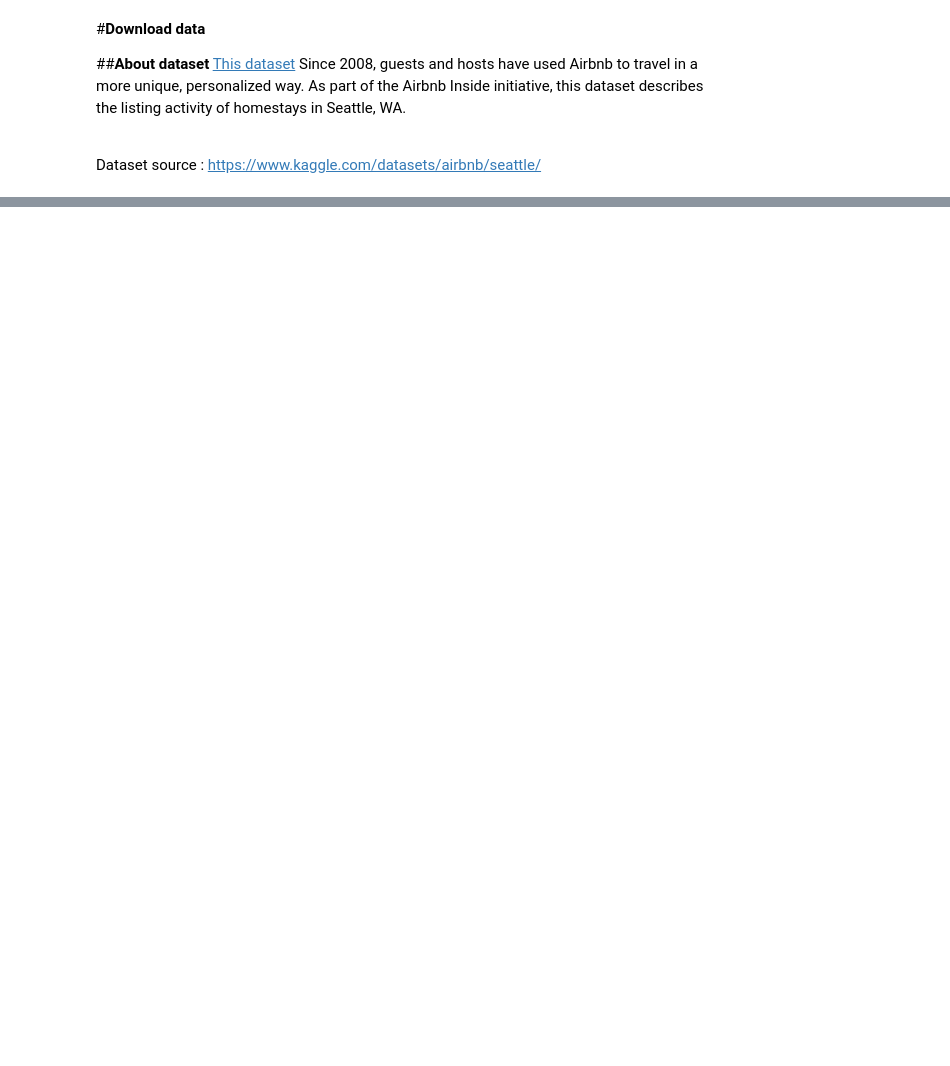
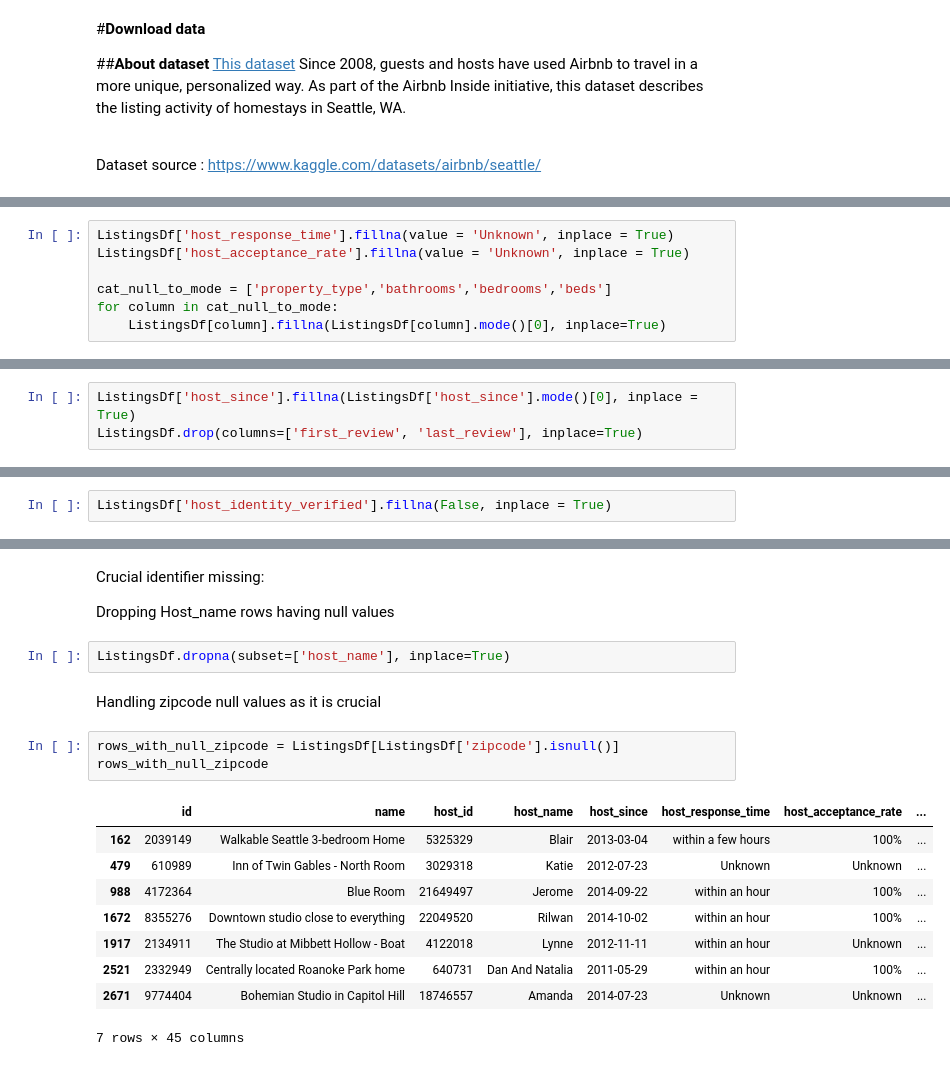
Before and after one commit to Attachai-S/cp372-125PN-131AS-132AY, a Jupyter notebook: cp372_report.ipynb, the cells around one changed output, grey strips where cells are left out. Cells and saved outputs as stored; diff of their text form; blank space fills up the shorter version.

```diff
--- a/cp372_report.ipynb
+++ b/cp372_report.ipynb
@@ -41,0 +246,7 @@ file_name
+# %%
+ListingsDf['host_response_time'].fillna(value = 'Unknown', inplace = True)
+ListingsDf['host_acceptance_rate'].fillna(value = 'Unknown', inplace = True)
+
+cat_null_to_mode = ['property_type','bathrooms','bedrooms','beds']
+for column in cat_null_to_mode:
+    ListingsDf[column].fillna(ListingsDf[column].mode()[0], inplace=True)
@@ -41,0 +278,3 @@ file_name
+# %%
+ListingsDf['host_since'].fillna(ListingsDf['host_since'].mode()[0], inplace = True)
+ListingsDf.drop(columns=['first_review', 'last_review'], inplace=True)
@@ -41,0 +290,2 @@ file_name
+# %%
+ListingsDf['host_identity_verified'].fillna(False, inplace = True)
@@ -41,0 +299,21 @@ file_name
+# %% [markdown]
+Crucial identifier missing:
+
+Dropping Host_name rows having null values
+# %%
+ListingsDf.dropna(subset=['host_name'], inplace=True)
+# %% [markdown]
+Handling zipcode null values as it is crucial
+# %%
+rows_with_null_zipcode = ListingsDf[ListingsDf['zipcode'].isnull()]
+rows_with_null_zipcode
+# %% [output]
+|  | id | name | host_id | host_name | host_since | host_response_time | host_acceptance_rate | ... |
+| 162 | 2039149 | Walkable Seattle 3-bedroom Home | 5325329 | Blair | 2013-03-04 | within a few hours | 100% | ... |
+| 479 | 610989 | Inn of Twin Gables - North Room | 3029318 | Katie | 2012-07-23 | Unknown | Unknown | ... |
+| 988 | 4172364 | Blue Room | 21649497 | Jerome | 2014-09-22 | within an hour | 100% | ... |
+| 1672 | 8355276 | Downtown studio close to everything | 22049520 | Rilwan | 2014-10-02 | within an hour | 100% | ... |
+| 1917 | 2134911 | The Studio at Mibbett Hollow - Boat | 4122018 | Lynne | 2012-11-11 | within an hour | Unknown | ... |
+| 2521 | 2332949 | Centrally located Roanoke Park home | 640731 | Dan And Natalia | 2011-05-29 | within an hour | 100% | ... |
+| 2671 | 9774404 | Bohemian Studio in Capitol Hill | 18746557 | Amanda | 2014-07-23 | Unknown | Unknown | ... |
+7 rows × 45 columns
```
Also changed, not shown: parts of 43 cells of this notebook.
